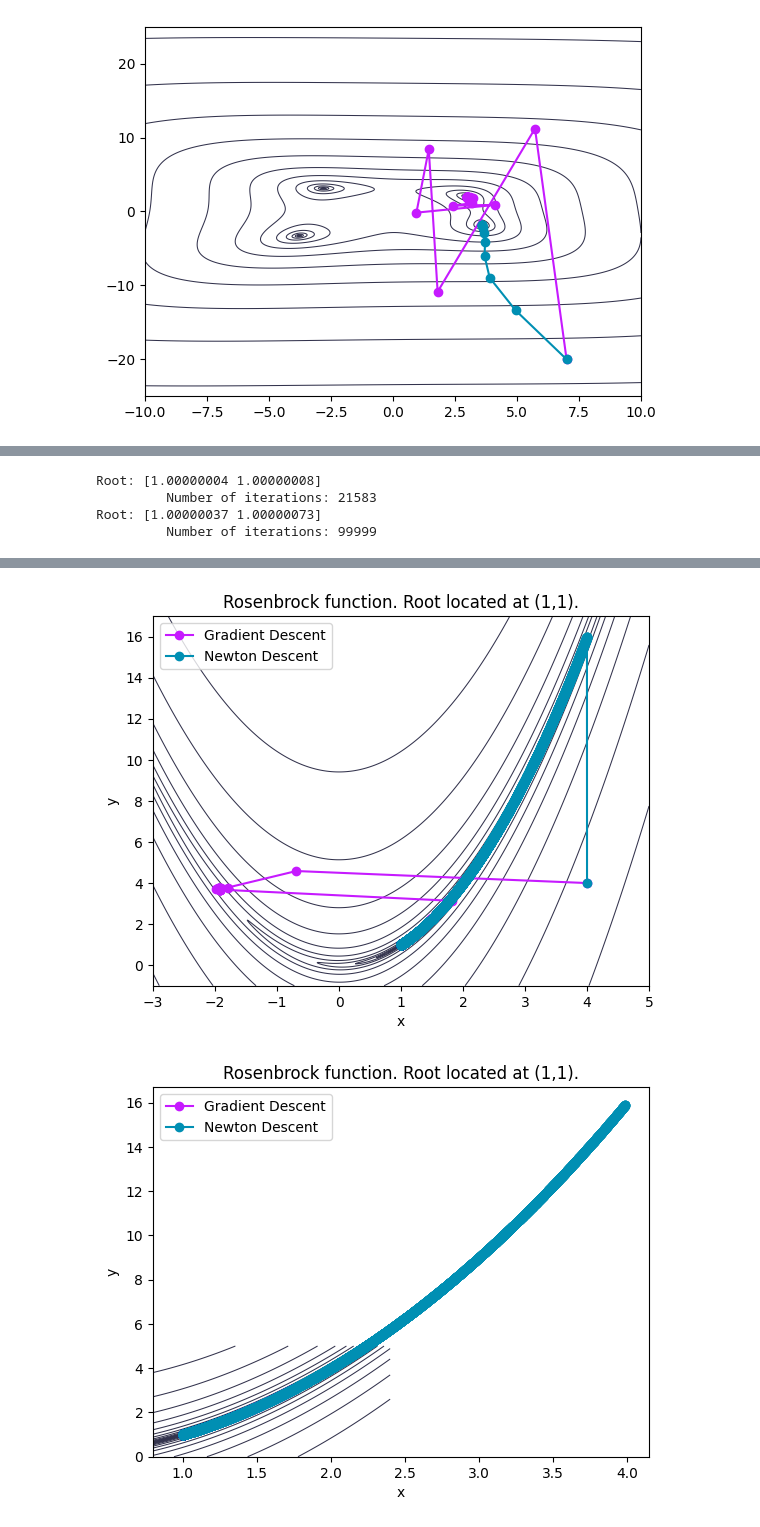
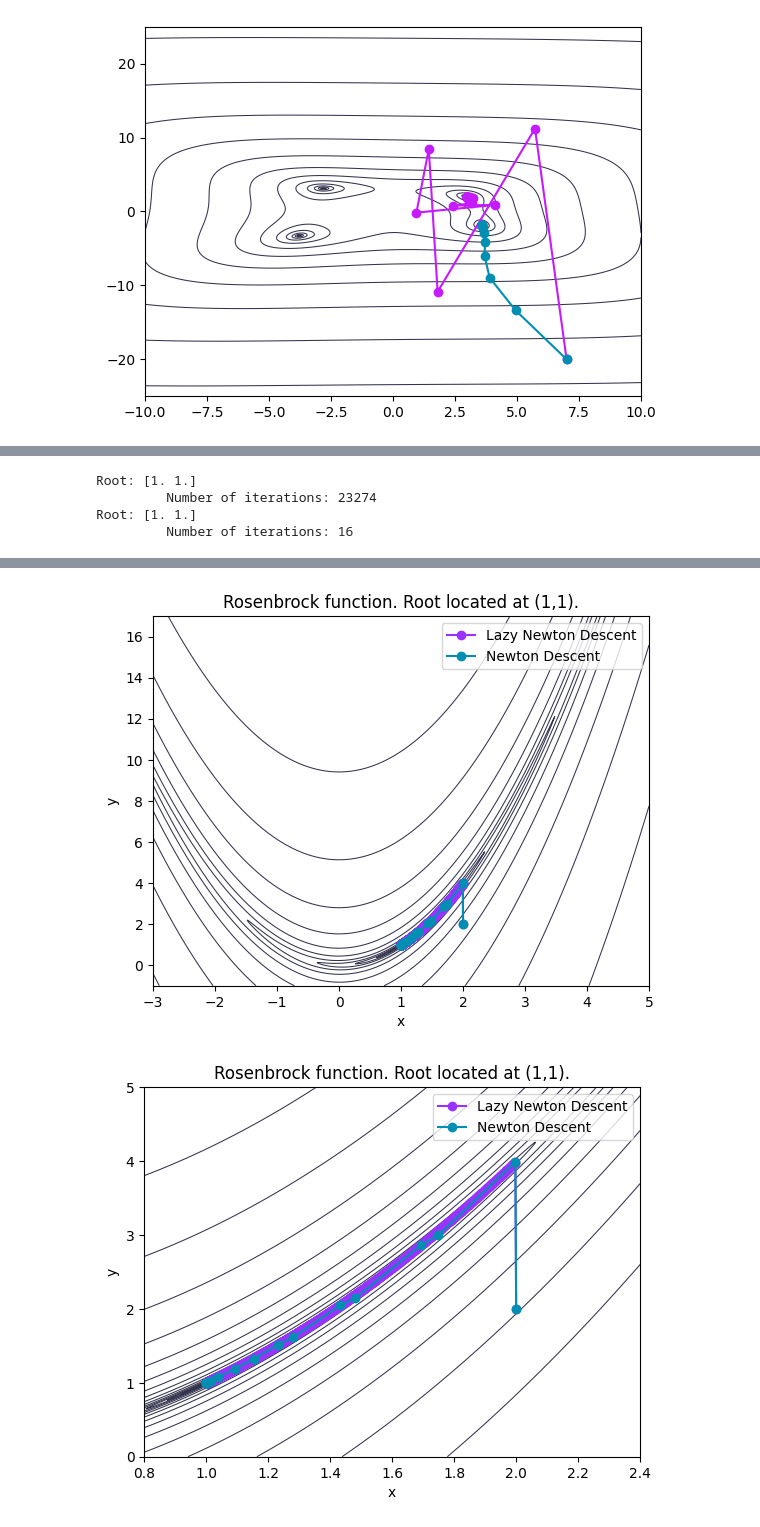
Before and after one commit to cmaddry/APPM-4600, a Jupyter notebook: Final Project/Code/finalProject.ipynb, the cells around one changed output, grey strips where cells are left out. Saved outputs shown, nothing was run; the diff lists cells and outputs as text; code cells hidden in the pictures.

```diff
--- a/Final Project/Code/finalProject.ipynb
+++ b/Final Project/Code/finalProject.ipynb
@@ -375,35 +375,35 @@ Root: [1. 1.]
 # %%
 # Initial conditions and other parameters
-x0 = [4, 4]; tol = 1e-10; Nmax = 100000
+x0 = [2, 2]; tol = 1e-16; Nmax = 100000
 
 # Finds the roots with Gradient Descent and then returns and prints the output
-root, error, iterations, GDSteps = GradientDescent(x0, Rosenbrock, RosenbrockJ, tol, Nmax)
+root, error, iterations, LNDSteps = LazyNewtonDescent(x0, Rosenbrock, RosenbrockJ, RosenbrockH, tol, Nmax)
 print("Root:", root, "\n\t Number of iterations:", iterations)
 
 # Finds the roots with Newton Descent and then returns and prints the output
-root, error, iterations, NDSteps = LazyNewtonDescent(x0, Rosenbrock, RosenbrockJ, RosenbrockH, tol, Nmax)
+root, error, iterations, NDSteps = NewtonDescent(x0, Rosenbrock, RosenbrockJ, RosenbrockH, tol, Nmax)
 print("Root:", root, "\n\t Number of iterations:", iterations)
 
 # Converts the lists into numpy arrays for plotting
-GDSteps = np.array(GDSteps)
+LNDSteps = np.array(LNDSteps)
 NDSteps = np.array(NDSteps)
 
 # Choice of the true value of the root
 x_root = 1; y_root = 1
 
 # Calculation of the error for each of the axes
-GD_error = np.array([abs(x_root - GDSteps[:,0]), abs(y_root - GDSteps[:,1])])
+LGD_error = np.array([abs(x_root - LNDSteps[:,0]), abs(y_root - LNDSteps[:,1])])
 ND_error = np.array([abs(x_root - NDSteps[:,0]), abs(y_root - NDSteps[:,1])])
 
 # Calculates the norm distance for each of the iterations
-GD_error = np.sum(np.abs(GD_error)**2,axis=0)**(1./2)
+LGD_error = np.sum(np.abs(LGD_error)**2,axis=0)**(1./2)
 ND_error = np.sum(np.abs(ND_error)**2,axis=0)**(1./2)
 
 # Log plot of the error for Gradient Descent
-plt.semilogy(GD_error,
-             color="#c61aff",
+plt.semilogy(LGD_error,
+             color="#9933ff",
              linewidth=3)
-plt.xlabel("Number of iterations"); plt.ylabel("Log(|error|)"); plt.title("Rate of convergence for Gradient Descent.")
+plt.xlabel("Number of iterations"); plt.ylabel("Log(|error|)"); plt.title("Rate of convergence for Lazy Newton Descent.")
 plt.show()
 
 # Log plot of the error for Gradient Descent
@@ -414,11 +414,11 @@ plt.xlabel("Number of iterations"); plt.ylabel("Log(|error|)"); plt.title("Rate
 plt.show()
 
 # Plot of the Rosenbrock function
-plt.plot(GDSteps[:,0], GDSteps[:,1],
-            color='#c61aff',
+plt.plot(LNDSteps[:,0], LNDSteps[:,1],
+            color='#9933ff',
             marker="o",
             zorder=1,
-            label="Gradient Descent")
+            label="Lazy Newton Descent")
 plt.plot(NDSteps[:,0], NDSteps[:,1],
             color='#008fb3',
             marker="o",
@@ -441,15 +441,15 @@ plt.show()
 
 
 # Plot of the Rosenbrock function
-plt.plot(GDSteps[300:,0], GDSteps[300:,1],
-            color='#c61aff',
+plt.plot(LNDSteps[:,0], LNDSteps[:,1],
+            color='#9933ff',
             marker="o",
             zorder=1,
-            label="Gradient Descent")
-plt.plot(NDSteps[10:,0], NDSteps[10:,1],
+            label="Lazy Newton Descent")
+plt.plot(NDSteps[:,0], NDSteps[:,1],
             color='#008fb3',
             marker="o",
-            zorder=1,
+            zorder=2,
             label="Newton Descent")
 
 
@@ -467,7 +467,7 @@ plt.contour(X, Y, Rosenbrock(evalPoints),
 plt.legend(); plt.title("Rosenbrock function. Root located at" + r" (1,1)."); plt.xlabel("x"); plt.ylabel("y")
 plt.show()
 # %% [output]
-Root: [1.00000004 1.00000008]
-         Number of iterations: 21583
-Root: [1.00000037 1.00000073]
-         Number of iterations: 99999
+Root: [1. 1.]
+         Number of iterations: 23274
+Root: [1. 1.]
+         Number of iterations: 16
@@ -476,2 +476,2 @@ Root: [1.00000037 1.00000073]
-[figure, old version]
+[figure, new version]
-[figure, old version]
+[figure, new version]
```
Also changed, not shown: parts of 7 cells of this notebook, 18 other files.
